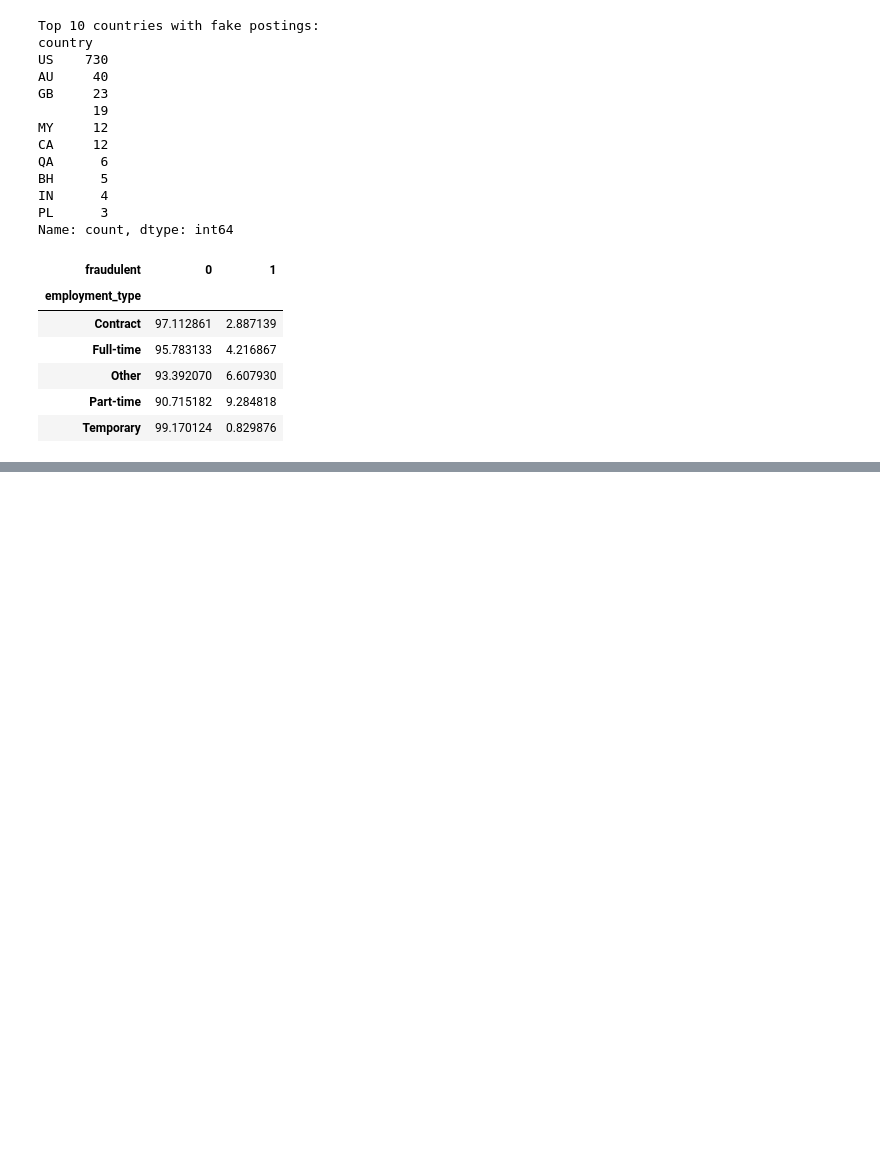
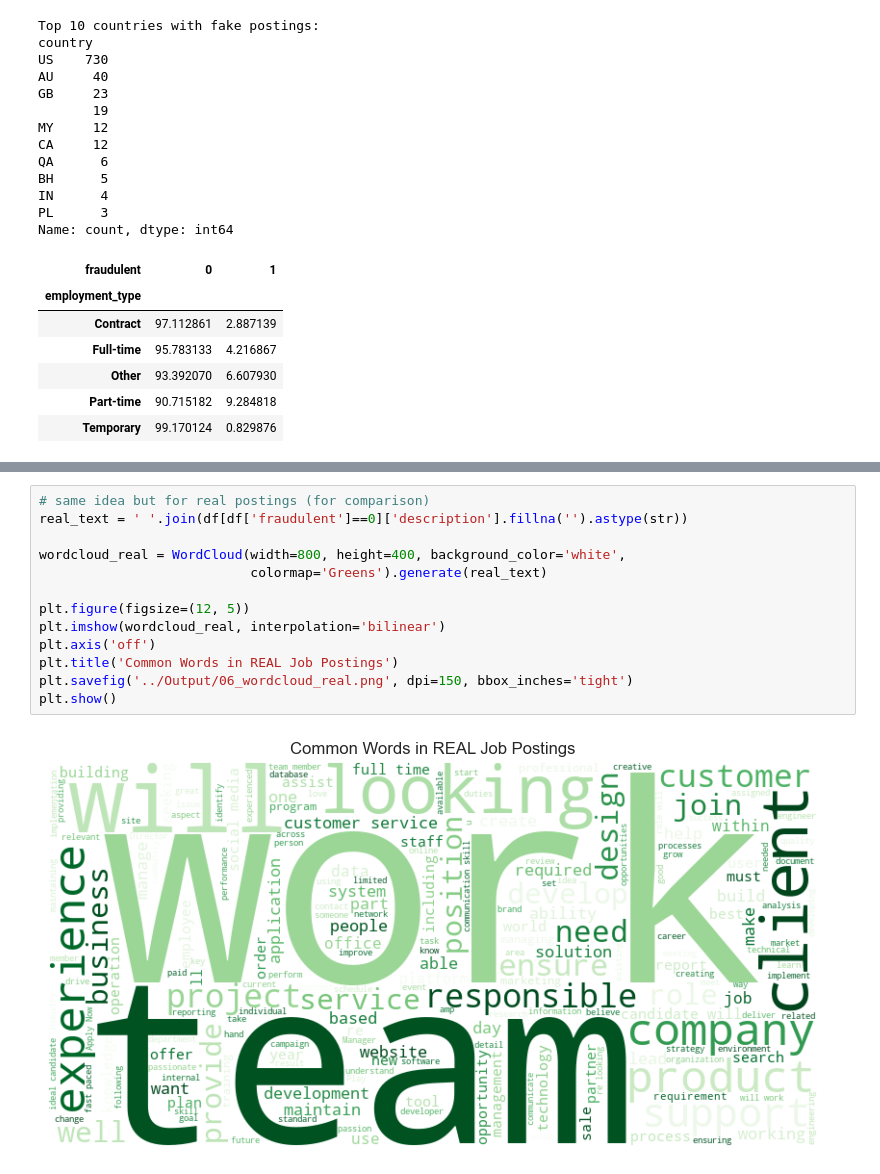
Before and after one commit to P2gohel/MSc-Data-science-Fraud-Job-Detection, a Jupyter notebook: Notebook/EDA.ipynb, the cells around one changed output, grey strips where cells are left out. Saved outputs shown, nothing was run; the diff lists cells and outputs as text; blank space fills up the shorter version.

```diff
--- a/Notebook/EDA.ipynb
+++ b/Notebook/EDA.ipynb
@@ -165,0 +205,15 @@ plt.show()
+# %%
+# same idea but for real postings (for comparison)
+real_text = ' '.join(df[df['fraudulent']==0]['description'].fillna('').astype(str))
+
+wordcloud_real = WordCloud(width=800, height=400, background_color='white',
+                           colormap='Greens').generate(real_text)
+
+plt.figure(figsize=(12, 5))
+plt.imshow(wordcloud_real, interpolation='bilinear')
+plt.axis('off')
+plt.title('Common Words in REAL Job Postings')
+plt.savefig('../Output/06_wordcloud_real.png', dpi=150, bbox_inches='tight')
+plt.show()
+# %% [output]
+[figure, added]
```
Also changed, not shown: parts of 7 cells of this notebook.
